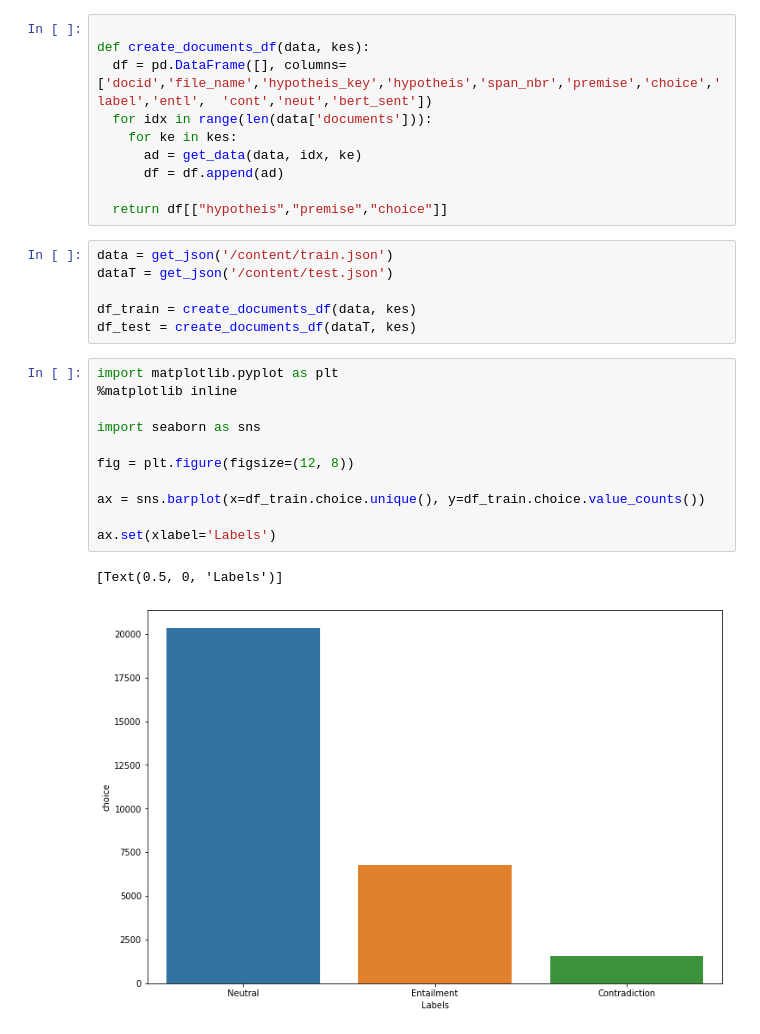
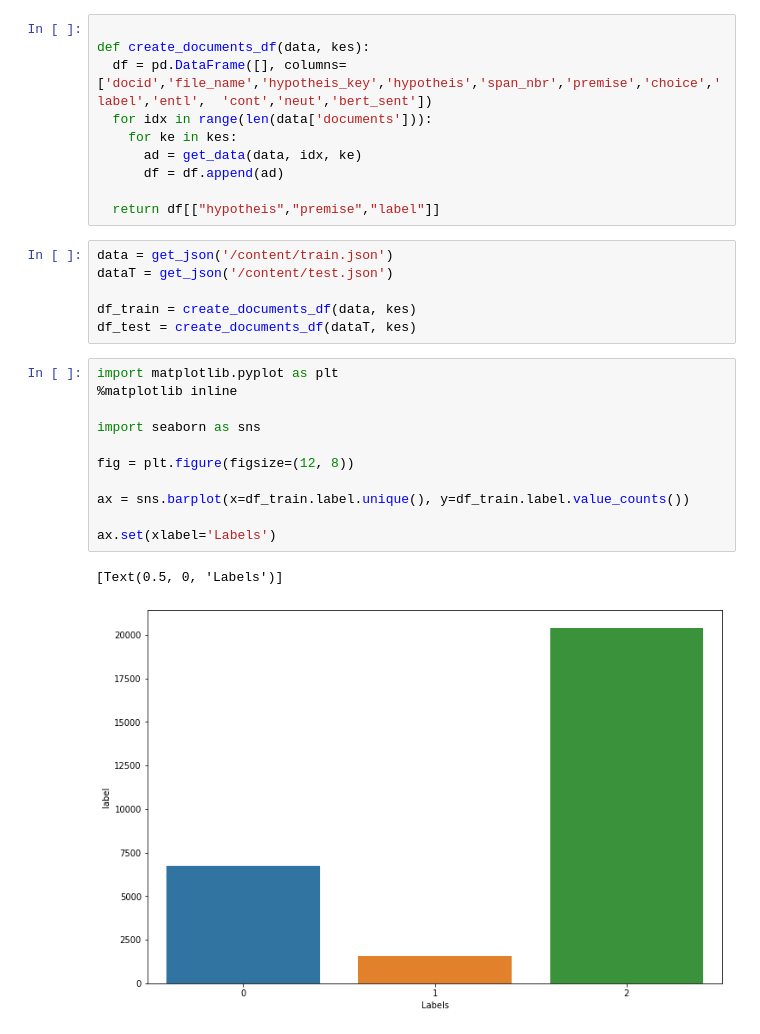
Before and after one commit to sgudiduri/ContractReviewAutomation, a Jupyter notebook: research/Contract_NLI_pipeline_data_Analysis.ipynb, the cells around one changed output. Saved outputs shown, nothing was run; the diff lists cells and outputs as text.

```diff
--- a/research/Contract_NLI_pipeline_data_Analysis.ipynb
+++ b/research/Contract_NLI_pipeline_data_Analysis.ipynb
@@ -112,7 +112,7 @@ def create_documents_df(data, kes):
       ad = get_data(data, idx, ke)
       df = df.append(ad)
 
-  return df[["hypotheis","premise","choice"]]
+  return df[["hypotheis","premise","label"]]
 # %%
 data = get_json('/content/train.json')
 dataT = get_json('/content/test.json')
@@ -122,16 +122,16 @@ df_test = create_documents_df(dataT, kes)
 # %%
 import matplotlib.pyplot as plt
 %matplotlib inline
 
 import seaborn as sns
 
 fig = plt.figure(figsize=(12, 8))
 
-ax = sns.barplot(x=df_train.choice.unique(), y=df_train.choice.value_counts())
+ax = sns.barplot(x=df_train.label.unique(), y=df_train.label.value_counts())
 
 ax.set(xlabel='Labels')
 # %% [output]
 [Text(0.5, 0, 'Labels')]
-[figure, old version]
+[figure, new version]
 # %%
 df_train.head()
```
Also changed, not shown: parts of 7 cells of this notebook, 18 other files.
